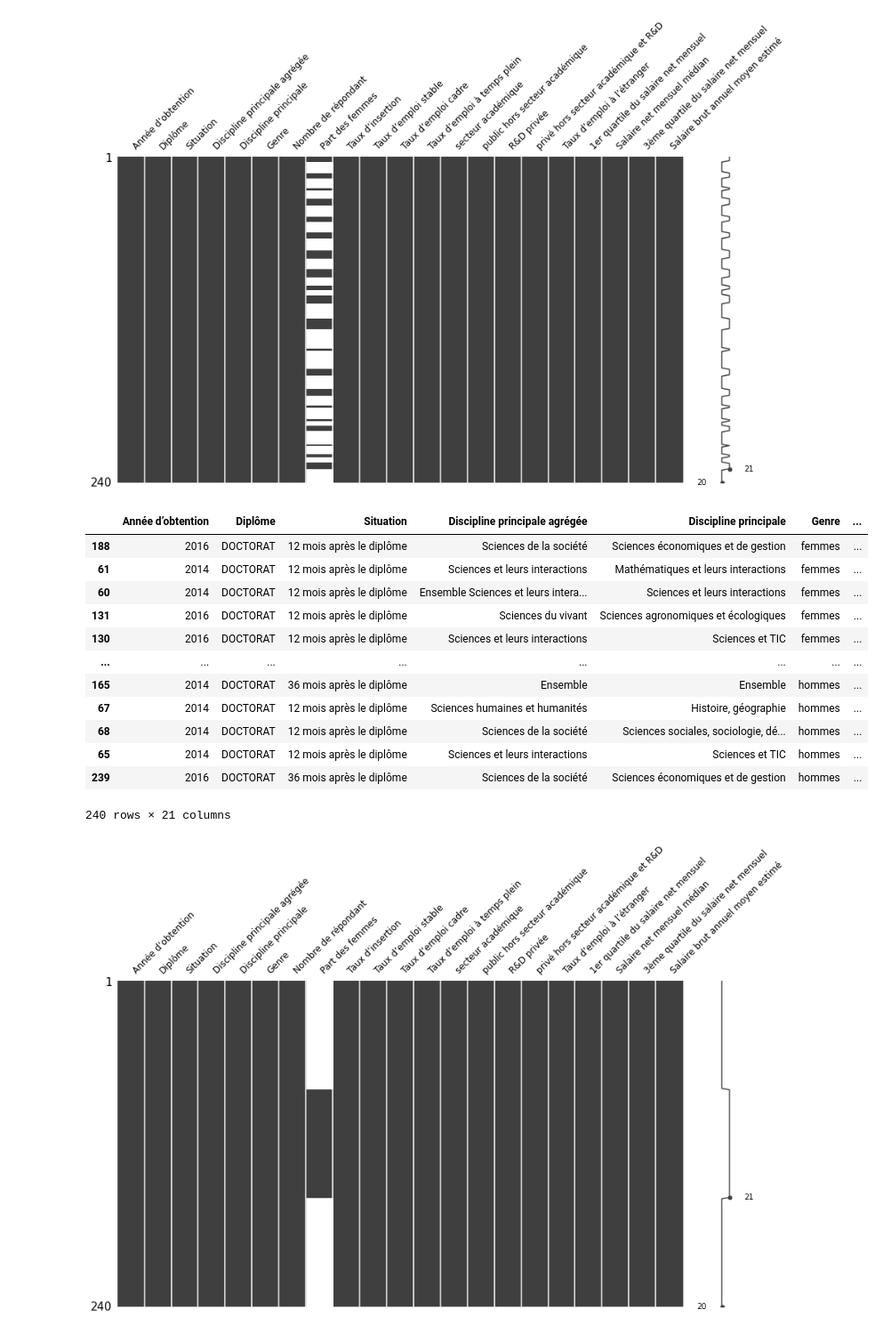
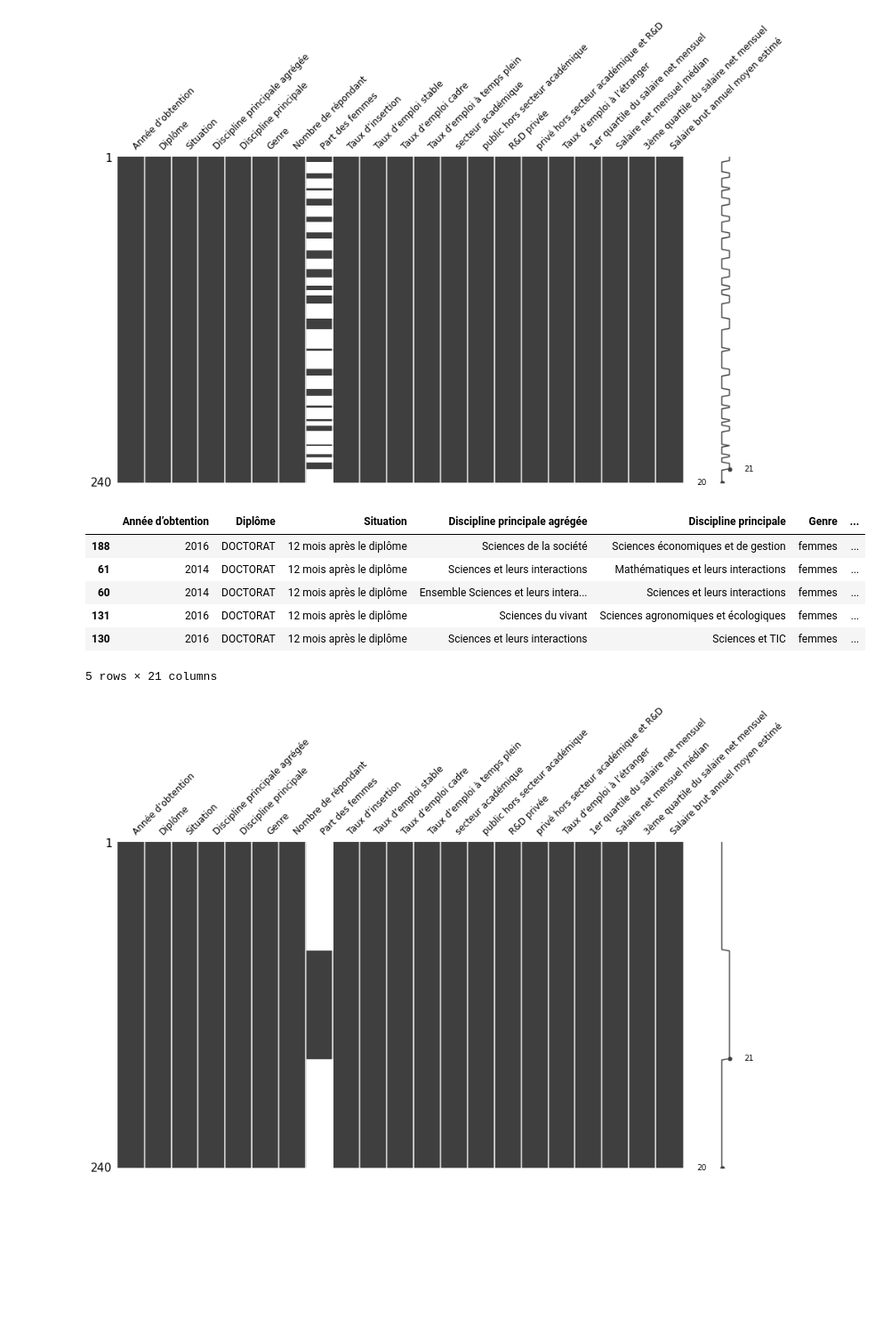
Before and after one commit to smtux/DUDA, a Jupyter notebook: inser_pro/src/pro.ipynb, the cells around one changed output. Shown at 89% size. Cells and saved outputs as stored; diff of their text form; code cells hidden in the pictures; blank space fills up the shorter version.

```diff
--- a/inser_pro/src/pro.ipynb
+++ b/inser_pro/src/pro.ipynb
@@ -556,7 +556,8 @@ Data columns (total 21 columns):
 dtypes: float64(1), int64(11), object(9)
 memory usage: 39.5+ KB
 # %%
-ins_prof_doctorat.rename(columns={"Répartition des docteurs en emploi dans le secteur académique": "secteur académique",
+ins_prof_doctorat.rename(columns=
+                            {"Répartition des docteurs en emploi dans le secteur académique": "secteur académique",
                             "Répartition des docteurs en emploi dans le public hors secteur académique": "public hors secteur académique",
                             "Répartition des docteurs en emploi dans la R&D privée": "R&D privée",
                             "Répartition des docteurs en emploi dans le privé hors secteur académique et R&D": "privé hors secteur académique et R&D",
@@ -573,21 +574,15 @@ plt.show()
 # Trie par Genre
 df_sort = ins_prof_doctorat.sort_values("Genre")
 # %%
-df_sort
+df_sort.head()
 # %% [output]
 |  | Année d’obtention | Diplôme | Situation | Discipline principale agrégée | Discipline principale | Genre | ... |
 | 188 | 2016 | DOCTORAT | 12 mois après le diplôme | Sciences de la société | Sciences économiques et de gestion | femmes | ... |
 | 61 | 2014 | DOCTORAT | 12 mois après le diplôme | Sciences et leurs interactions | Mathématiques et leurs interactions | femmes | ... |
 | 60 | 2014 | DOCTORAT | 12 mois après le diplôme | Ensemble Sciences et leurs intera... | Sciences et leurs interactions | femmes | ... |
 | 131 | 2016 | DOCTORAT | 12 mois après le diplôme | Sciences du vivant | Sciences agronomiques et écologiques | femmes | ... |
 | 130 | 2016 | DOCTORAT | 12 mois après le diplôme | Sciences et leurs interactions | Sciences et TIC | femmes | ... |
-| ... | ... | ... | ... | ... | ... | ... | ... |
-| 165 | 2014 | DOCTORAT | 36 mois après le diplôme | Ensemble | Ensemble | hommes | ... |
-| 67 | 2014 | DOCTORAT | 12 mois après le diplôme | Sciences humaines et humanités | Histoire, géographie | hommes | ... |
-| 68 | 2014 | DOCTORAT | 12 mois après le diplôme | Sciences de la société | Sciences sociales, sociologie, dé... | hommes | ... |
-| 65 | 2014 | DOCTORAT | 12 mois après le diplôme | Sciences et leurs interactions | Sciences et TIC | hommes | ... |
-| 239 | 2016 | DOCTORAT | 36 mois après le diplôme | Sciences de la société | Sciences économiques et de gestion | hommes | ... |
-240 rows × 21 columns
+5 rows × 21 columns
 # %%
 msno.matrix(df_sort, fontsize=12, figsize=(15,8))
 plt.show()
```
Also changed, not shown: parts of 39 cells of this notebook.
